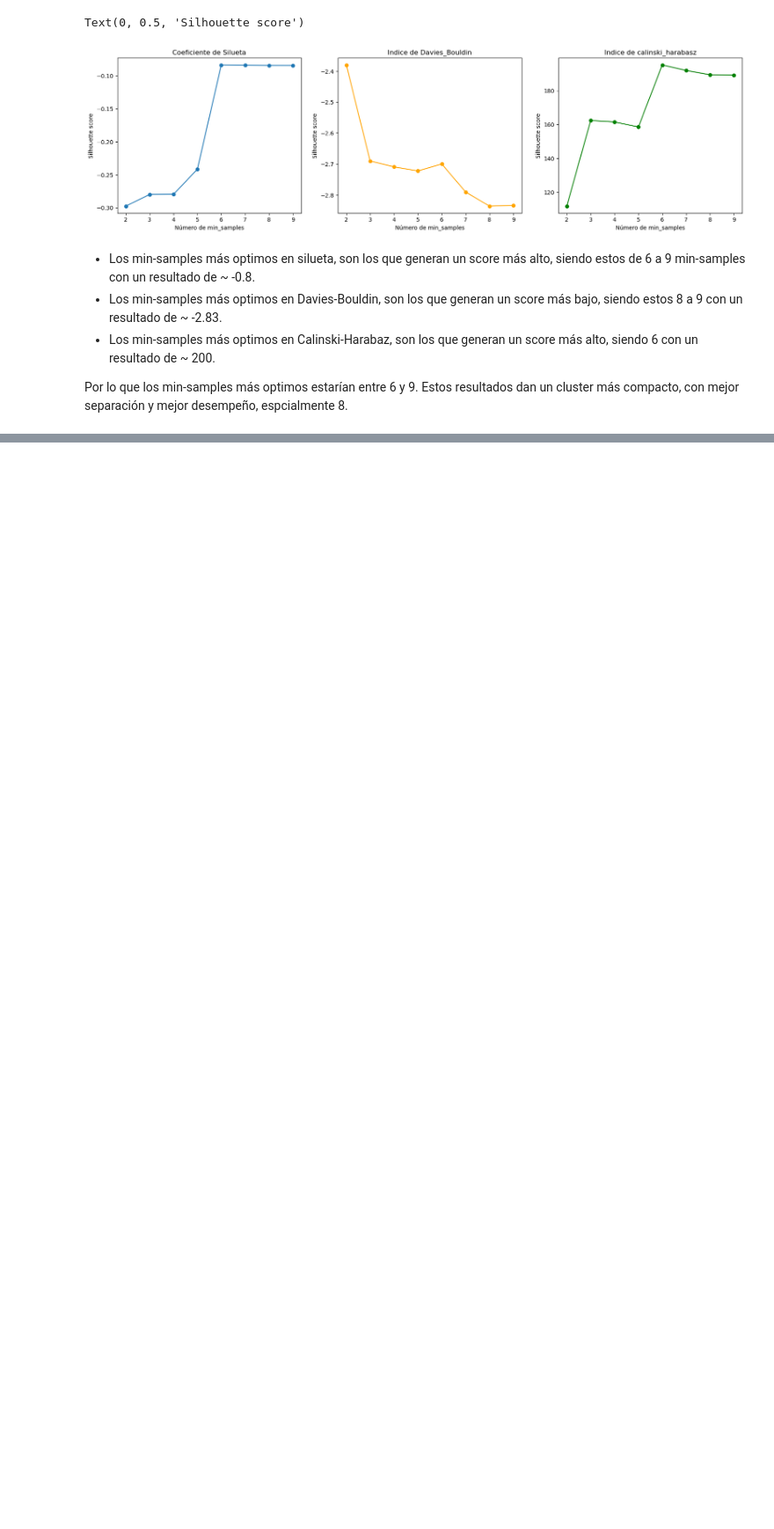
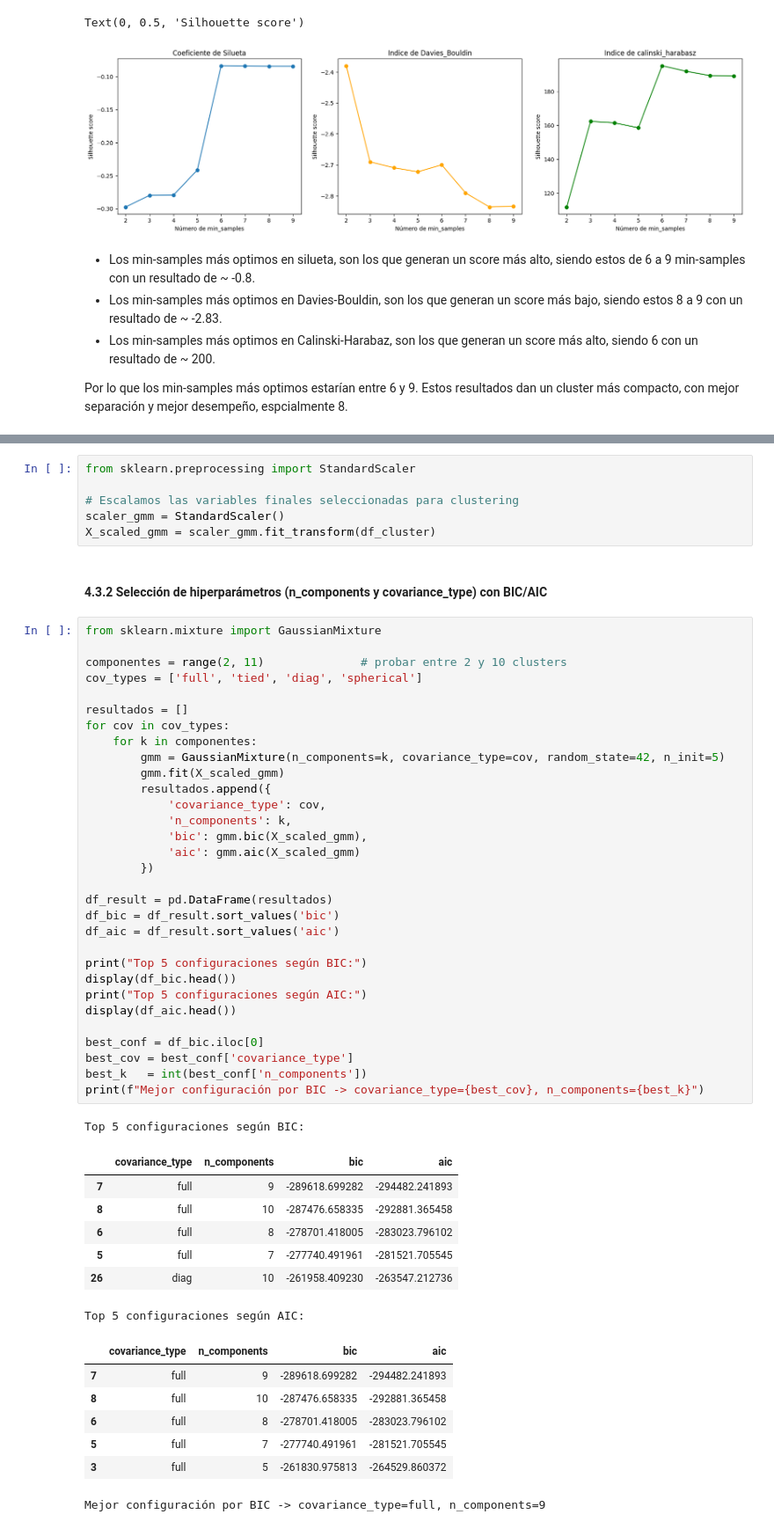
Before and after one commit to Juanin6/Lab2-Bi, a Jupyter notebook: Lab2.ipynb, the cells around one changed output, grey strips where cells are left out. Shown at 88% size. Saved outputs shown, nothing was run; the diff lists cells and outputs as text; blank space fills up the shorter version.

```diff
--- a/Lab2.ipynb
+++ b/Lab2.ipynb
@@ -800,0 +808,55 @@ Por lo que los min-samples más optimos estarían entre 6 y 9. Estos resultados
+# %%
+from sklearn.preprocessing import StandardScaler
+
+# Escalamos las variables finales seleccionadas para clustering
+scaler_gmm = StandardScaler()
+X_scaled_gmm = scaler_gmm.fit_transform(df_cluster)
+# %% [markdown]
+#### 4.3.2 Selección de hiperparámetros (n_components y covariance_type) con BIC/AIC
+# %%
+from sklearn.mixture import GaussianMixture
+
+componentes = range(2, 11)              # probar entre 2 y 10 clusters
+cov_types = ['full', 'tied', 'diag', 'spherical']
+
+resultados = []
+for cov in cov_types:
+    for k in componentes:
+        gmm = GaussianMixture(n_components=k, covariance_type=cov, random_state=42, n_init=5)
+        gmm.fit(X_scaled_gmm)
+        resultados.append({
+            'covariance_type': cov,
+            'n_components': k,
+            'bic': gmm.bic(X_scaled_gmm),
+            'aic': gmm.aic(X_scaled_gmm)
+        })
+
+df_result = pd.DataFrame(resultados)
+df_bic = df_result.sort_values('bic')
+df_aic = df_result.sort_values('aic')
+
+print("Top 5 configuraciones según BIC:")
+display(df_bic.head())
+print("Top 5 configuraciones según AIC:")
+display(df_aic.head())
+
+best_conf = df_bic.iloc[0]
+best_cov = best_conf['covariance_type']
+best_k   = int(best_conf['n_components'])
+print(f"Mejor configuración por BIC -> covariance_type={best_cov}, n_components={best_k}")
+# %% [output]
+Top 5 configuraciones según BIC:
+|  | covariance_type | n_components | bic | aic |
+| 7 | full | 9 | -289618.699282 | -294482.241893 |
+| 8 | full | 10 | -287476.658335 | -292881.365458 |
+| 6 | full | 8 | -278701.418005 | -283023.796102 |
+| 5 | full | 7 | -277740.491961 | -281521.705545 |
+| 26 | diag | 10 | -261958.409230 | -263547.212736 |
+Top 5 configuraciones según AIC:
+|  | covariance_type | n_components | bic | aic |
+| 7 | full | 9 | -289618.699282 | -294482.241893 |
+| 8 | full | 10 | -287476.658335 | -292881.365458 |
+| 6 | full | 8 | -278701.418005 | -283023.796102 |
+| 5 | full | 7 | -277740.491961 | -281521.705545 |
+| 3 | full | 5 | -261830.975813 | -264529.860372 |
+Mejor configuración por BIC -> covariance_type=full, n_components=9
```
Also changed, not shown: parts of 18 cells of this notebook, 3 other files.
